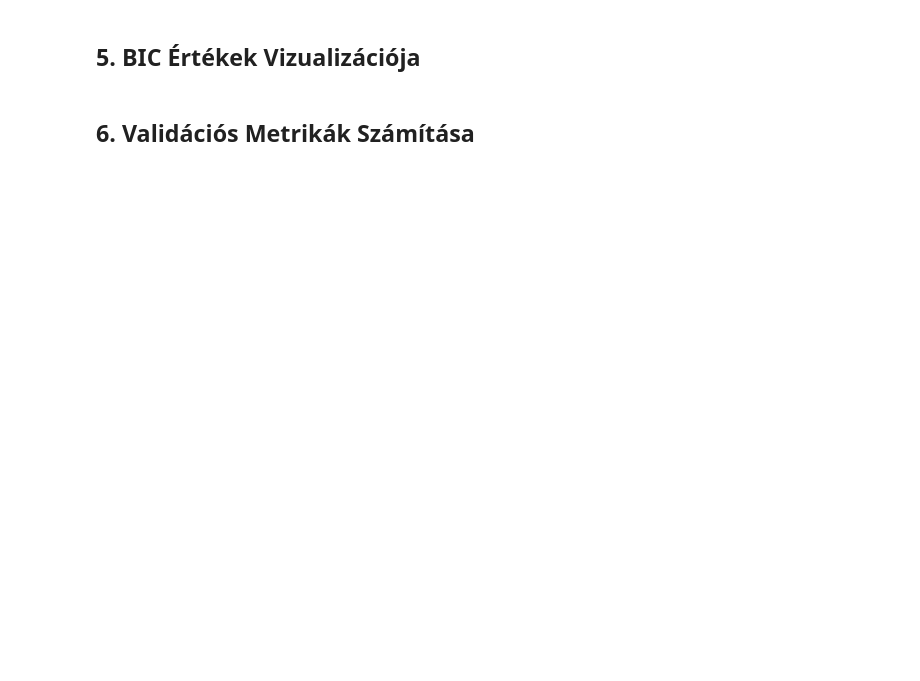
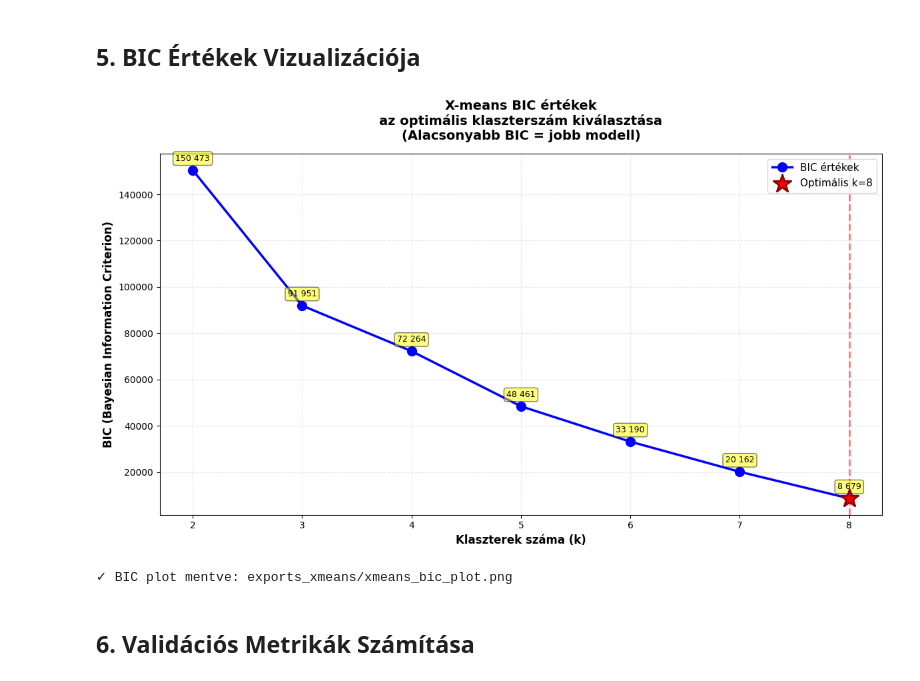
Before and after one commit to timbalv/bank_segmentation_ml, a Jupyter notebook: xmeans-v1.ipynb, the cells around one changed output. Cells and saved outputs as stored; diff of their text form; code cells hidden in the pictures; blank space fills up the shorter version.

```diff
--- a/xmeans-v1.ipynb
+++ b/xmeans-v1.ipynb
@@ -34,19 +36,18 @@ print("✓ Könyvtárak sikeresen betöltve!")
 ## 2. X-means Osztály Implementáció
 # %%
 class XMeans:
-    """
-    X-Means klaszterezési algoritmus implementáció.
-    Automatikusan meghatározza az optimális klaszterszámot BIC alapján.
-    """
+    #X-Means klaszterezési algoritmus implementáció.
+    #Automatikusan meghatározza az optimális klaszterszámot BIC alapján.
 
-    def __init__(self, kmin=2, kmax=10, random_state=42):
+
+    def __init__(self, kmin=2, kmax=8, random_state=42):
         """
         Paraméterek:
         -----------
         kmin : int
             Minimális klaszterszám (default: 2)
         kmax : int
-            Maximális klaszterszám (default: 10)
+            Maximális klaszterszám (default: 8)
         random_state : int
             Véletlenszám generátor seed (default: 42)
         """
@@ -150,6 +153,14 @@ print("="*70)
 print(f"Sorok száma: {len(df):,}")
 print(f"Oszlopok száma: {len(df.columns)}")
 print("\nElső 5 sor:")
-print(df[['age', 'balance']].head())
+
+# Winsorization (1-99 percentilis)
+print("="*70)
+print("WINSORIZATION")
+print("="*70)
+from scipy.stats.mstats import winsorize
+
+df['balance_win'] = winsorize(df['balance'], limits=[0.01, 0.01])
+print(df[['age', 'balance_win']].head())
 print("\nStatisztikák:")
-print(df[['age', 'balance']].describe())
+print(df[['age', 'balance_win']].describe())
@@ -156,6 +185,6 @@ print(df[['age', 'balance']].describe())
 # %%
 # Feature Selection: age és balance
-features = ['age', 'balance']
+features = ['age', 'balance_win']
 X = df[features].copy()
 
 print("\n" + "="*70)
@@ -176,7 +216,7 @@ print(f"  Szórás: {data_scaled.std(axis=0)}")
 ## 4. X-means Klaszterezés Futtatása
 # %%
 # X-means klaszterezés
-xmeans = XMeans(kmin=2, kmax=10, random_state=42)
+xmeans = XMeans(kmin=2, kmax=8, random_state=42)
 xmeans.fit(data_scaled)
 
 # Címkék hozzáadása az eredeti adatokhoz
@@ -200,37 +258,40 @@ ax.plot(bic_df['k'], bic_df['bic'], 'bo-', linewidth=2.5, markersize=10, label='
 # Optimális k megjelölése
 optimal_idx = bic_df['bic'].idxmin()
 optimal_k = bic_df.loc[optimal_idx, 'k']
 optimal_bic = bic_df.loc[optimal_idx, 'bic']
 
 ax.scatter([optimal_k], [optimal_bic], color='red', s=400, zorder=5,
           marker='*', edgecolors='darkred', linewidths=2, label=f'Optimális k={int(optimal_k)}')
 
 ax.axvline(x=optimal_k, color='red', linestyle='--', alpha=0.5, linewidth=2)
 
 # Értékek annotálása
 for idx, row in bic_df.iterrows():
-    ax.annotate(f'{row["bic"]:,.0f}',
+    ax.annotate(f'{row["bic"]:,.0f}'.replace(',',' '),
                (row['k'], row['bic']),
                textcoords="offset points",
                xytext=(0,10),
                ha='center',
                fontsize=9,
                bbox=dict(boxstyle='round,pad=0.3', facecolor='yellow', alpha=0.5))
 
 ax.set_xlabel('Klaszterek száma (k)', fontsize=12, fontweight='bold')
 ax.set_ylabel('BIC (Bayesian Information Criterion)', fontsize=12, fontweight='bold')
-ax.set_title('X-means BIC értékek - Optimális klaszterszám kiválasztása\n' +
+ax.set_title('X-means BIC értékek\naz optimális klaszterszám kiválasztása\n' +
             '(Alacsonyabb BIC = jobb modell)',
             fontsize=14, fontweight='bold', pad=15)
 ax.set_xticks(bic_df['k'])
 ax.grid(True, alpha=0.3, linestyle='--')
 ax.legend(fontsize=11, loc='upper right')
 
 plt.tight_layout()
-plt.savefig('ábrák/xmeans_bic_plot.png', dpi=300, bbox_inches='tight')
+plt.savefig('exports_xmeans/xmeans_bic_plot.png', dpi=300, bbox_inches='tight')
 plt.show()
 
-print("✓ BIC plot mentve: ábrák/xmeans_bic_plot.png")
+print("✓ BIC plot mentve: exports_xmeans/xmeans_bic_plot.png")
+# %% [output]
+[figure, added]
+✓ BIC plot mentve: exports_xmeans/xmeans_bic_plot.png
 # %% [markdown]
 ## 6. Validációs Metrikák Számítása
 # %%
```
Also changed, not shown: parts of 16 cells of this notebook, 19 other files.
